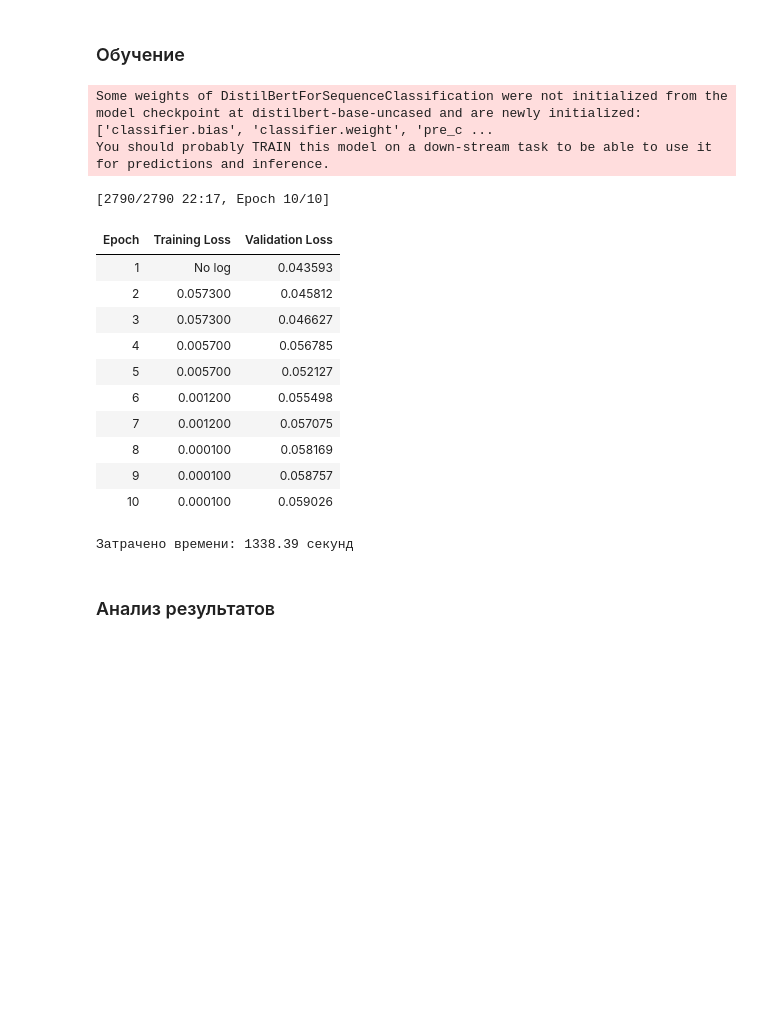
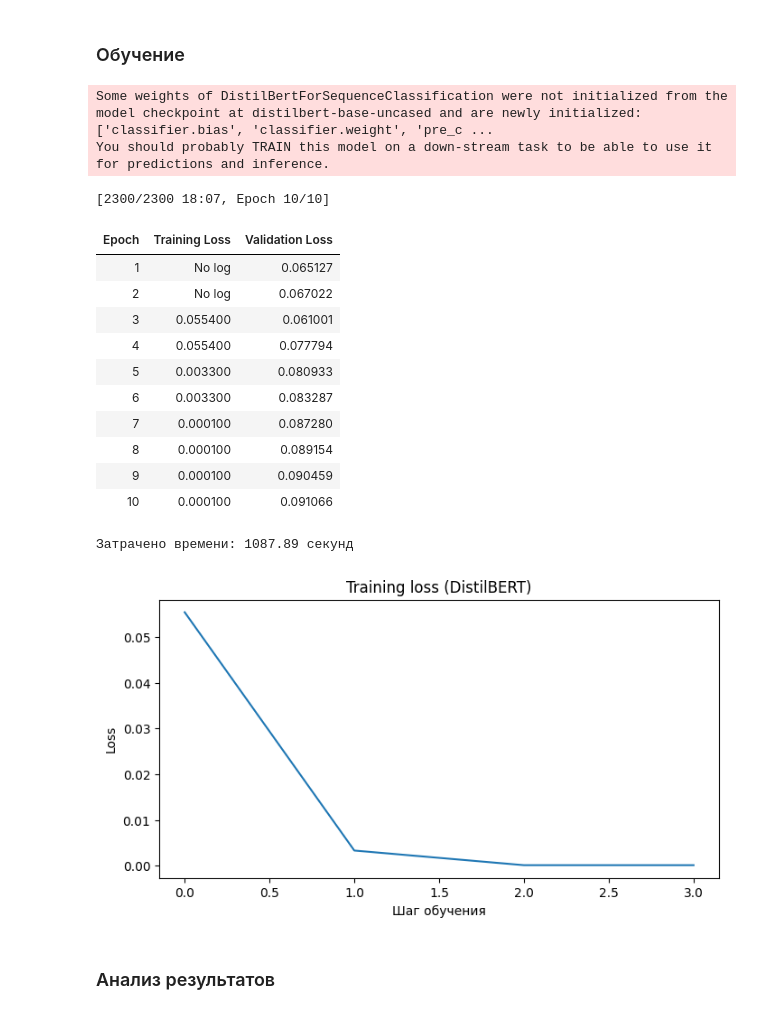
Before and after one commit to Valrick1029/nlp_sms_spam, a Jupyter notebook: EDA_and_models_training.ipynb, the cells around one changed output. Drawn from its saved outputs; the diff is of its cells as text; code cells hidden in the pictures; blank space fills up the shorter version.

```diff
--- a/EDA_and_models_training.ipynb
+++ b/EDA_and_models_training.ipynb
@@ -76,13 +77,0 @@ Passing `palette` without assigning `hue` is deprecated and will be removed in v
-# %%
-df['length'] = df['text'].apply(len)
-
-print("\nСтатистика длины сообщений:")
-print(df.groupby('label')['length'].describe())
-
-plt.figure(figsize=(10, 5))
-df[df['label'] == 'ham']['length'].hist(bins=50, color='blue', label='Ham', alpha=0.6)
-df[df['label'] == 'spam']['length'].hist(bins=50, color='red', label='Spam', alpha=0.6)
-plt.legend()
-plt.xlabel('Длина сообщения (символы)')
-plt.title('Распределение длины сообщений по классам')
-plt.show()
@@ -395,59 +451,72 @@ model_name = "distilbert-base-uncased"
 tokenizer = AutoTokenizer.from_pretrained(model_name)
 
 # данные в формате Hugging Face Dataset
-train_ds = Dataset.from_pandas(pd.DataFrame({'text': X_train_raw, 'label': y_train}))
-test_ds = Dataset.from_pandas(pd.DataFrame({'text': X_test_raw, 'label': y_test}))
+train_ds = Dataset.from_pandas(pd.DataFrame({'text': X_train_raw, 'label': y_train_raw}))
+val_ds = Dataset.from_pandas(pd.DataFrame({'text': X_val_raw, 'label': y_val_raw}))
 
 def tokenize_function(examples):
     return tokenizer(examples["text"], padding="max_length", truncation=True, max_length=128)
 
 tokenized_train = train_ds.map(tokenize_function, batched=True)
-tokenized_test = test_ds.map(tokenize_function, batched=True)
+tokenized_val = val_ds.map(tokenize_function, batched=True)
 # %% [markdown]
 ### Обучение
 # %%
 model = AutoModelForSequenceClassification.from_pretrained(model_name, num_labels=2)
 
 training_args = TrainingArguments(
     output_dir="./results",
     num_train_epochs=10,
     per_device_train_batch_size=16,
     per_device_eval_batch_size=16,
     eval_strategy="epoch",
     logging_dir="./logs",
     learning_rate=2e-5,
     weight_decay=0.01,
 )
 
 trainer = Trainer(
     model=model,
     args=training_args,
     train_dataset=tokenized_train,
-    eval_dataset=tokenized_test,
+    eval_dataset=tokenized_val,
 )
 
 start_time = time.time()
 
 trainer.train()
 
 end_time = time.time()
 print(f"Затрачено времени: {end_time - start_time:.2f} секунд")
+
+logs = trainer.state.log_history
+
+train_loss = [x["loss"] for x in logs if "loss" in x and "eval_loss" not in x]
+steps = range(len(train_loss))
+
+plt.figure(figsize=(8, 4))
+plt.plot(steps, train_loss)
+plt.xlabel("Шаг обучения")
+plt.ylabel("Loss")
+plt.title("Training loss (DistilBERT)")
+plt.show()
 # %% [output]
 Some weights of DistilBertForSequenceClassification were not initialized from the model checkpoint at distilbert-base-uncased and are newly initialized: ['classifier.bias', 'classifier.weight', 'pre_c ...
 You should probably TRAIN this model on a down-stream task to be able to use it for predictions and inference.
-[2790/2790 22:17, Epoch 10/10]
+[2300/2300 18:07, Epoch 10/10]
 | Epoch | Training Loss | Validation Loss |
-| 1 | No log | 0.043593 |
-| 2 | 0.057300 | 0.045812 |
-| 3 | 0.057300 | 0.046627 |
-| 4 | 0.005700 | 0.056785 |
-| 5 | 0.005700 | 0.052127 |
-| 6 | 0.001200 | 0.055498 |
-| 7 | 0.001200 | 0.057075 |
-| 8 | 0.000100 | 0.058169 |
-| 9 | 0.000100 | 0.058757 |
-| 10 | 0.000100 | 0.059026 |
+| 1 | No log | 0.065127 |
+| 2 | No log | 0.067022 |
+| 3 | 0.055400 | 0.061001 |
+| 4 | 0.055400 | 0.077794 |
+| 5 | 0.003300 | 0.080933 |
+| 6 | 0.003300 | 0.083287 |
+| 7 | 0.000100 | 0.087280 |
+| 8 | 0.000100 | 0.089154 |
+| 9 | 0.000100 | 0.090459 |
+| 10 | 0.000100 | 0.091066 |
-Затрачено времени: 1338.39 секунд
+Затрачено времени: 1087.89 секунд
+[figure, added]
 # %% [markdown]
 ### Анализ результатов
 # %%
```
Also changed, not shown: parts of 33 cells of this notebook, 1 other file.
